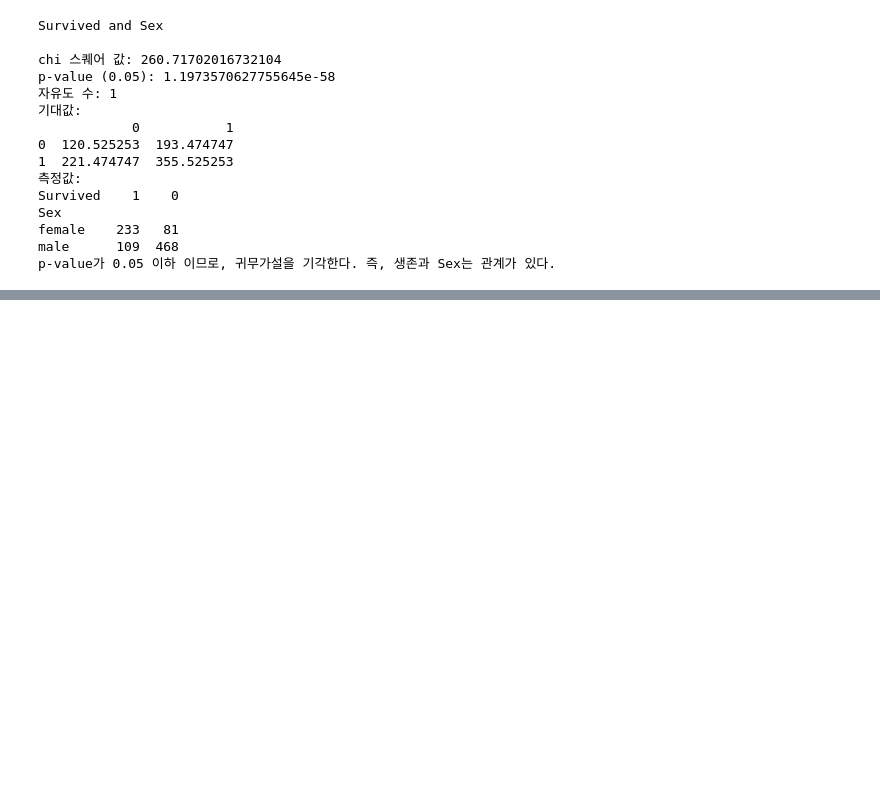
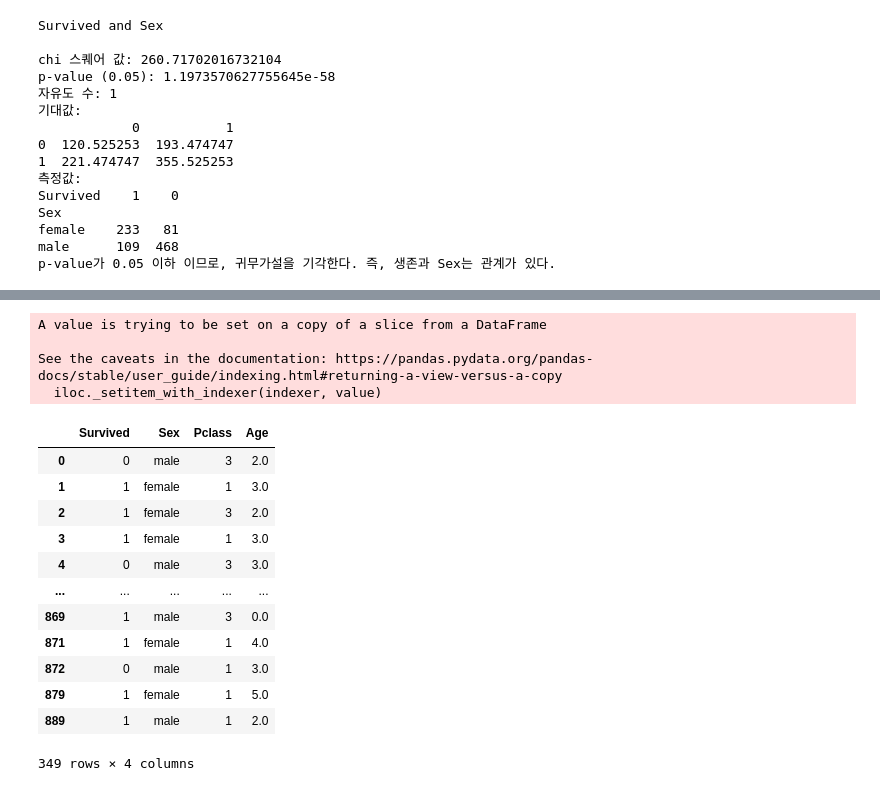
Before and after one commit to Ash-Stat/An-Si-Hyun, a Jupyter notebook: kaggle_titanic.ipynb, the cells around one changed output, grey strips where cells are left out. Saved outputs shown, nothing was run; the diff lists cells and outputs as text; code cells hidden in the pictures; blank space fills up the shorter version.

```diff
--- a/kaggle_titanic.ipynb
+++ b/kaggle_titanic.ipynb
@@ -198,0 +221,39 @@ p-value가 0.05 이하 이므로, 귀무가설을 기각한다. 즉, 생존과 S
+# %%
+#Age를 나이대로 바꾼다.
+
+for older,ind in zip(sample['Age'],sample.index):
+  if older <10 :
+    sample['Age'].loc[ind]=0
+  elif older <20:
+    sample['Age'].loc[ind]=1
+  elif older <30:
+    sample['Age'].loc[ind]=2
+  elif older <40:
+    sample['Age'].loc[ind]=3
+  elif older <50:
+    sample['Age'].loc[ind]=4
+  elif older <60:
+    sample['Age'].loc[ind]=5
+  elif older <70:
+    sample['Age'].loc[ind]=6
+  else:
+    sample['Age'].loc[ind]=7
+sample
+# %% [output]
+A value is trying to be set on a copy of a slice from a DataFrame
+
+See the caveats in the documentation: https://pandas.pydata.org/pandas-docs/stable/user_guide/indexing.html#returning-a-view-versus-a-copy
+  iloc._setitem_with_indexer(indexer, value)
+|  | Survived | Sex | Pclass | Age |
+| 0 | 0 | male | 3 | 2.0 |
+| 1 | 1 | female | 1 | 3.0 |
+| 2 | 1 | female | 3 | 2.0 |
+| 3 | 1 | female | 1 | 3.0 |
+| 4 | 0 | male | 3 | 3.0 |
+| ... | ... | ... | ... | ... |
+| 869 | 1 | male | 3 | 0.0 |
+| 871 | 1 | female | 1 | 4.0 |
+| 872 | 0 | male | 1 | 3.0 |
+| 879 | 1 | female | 1 | 5.0 |
+| 889 | 1 | male | 1 | 2.0 |
+349 rows × 4 columns
```
Also changed, not shown: parts of 9 cells of this notebook.
